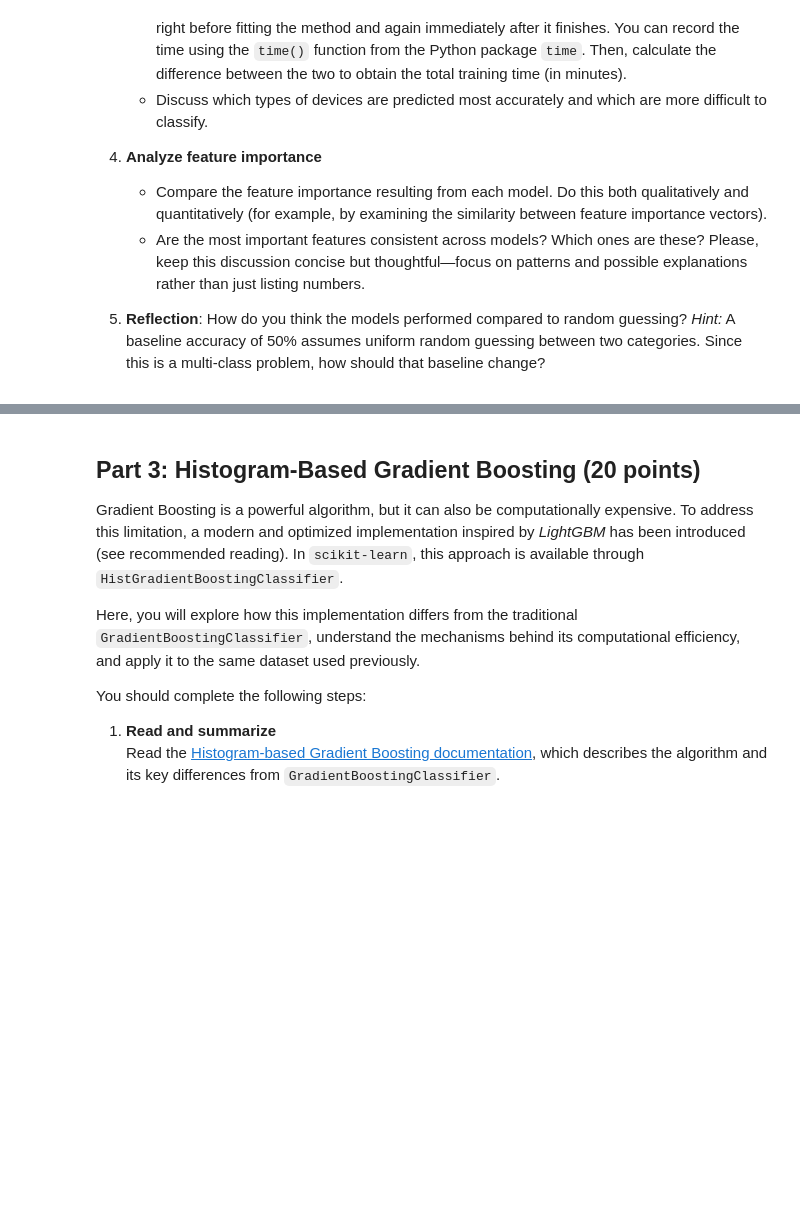
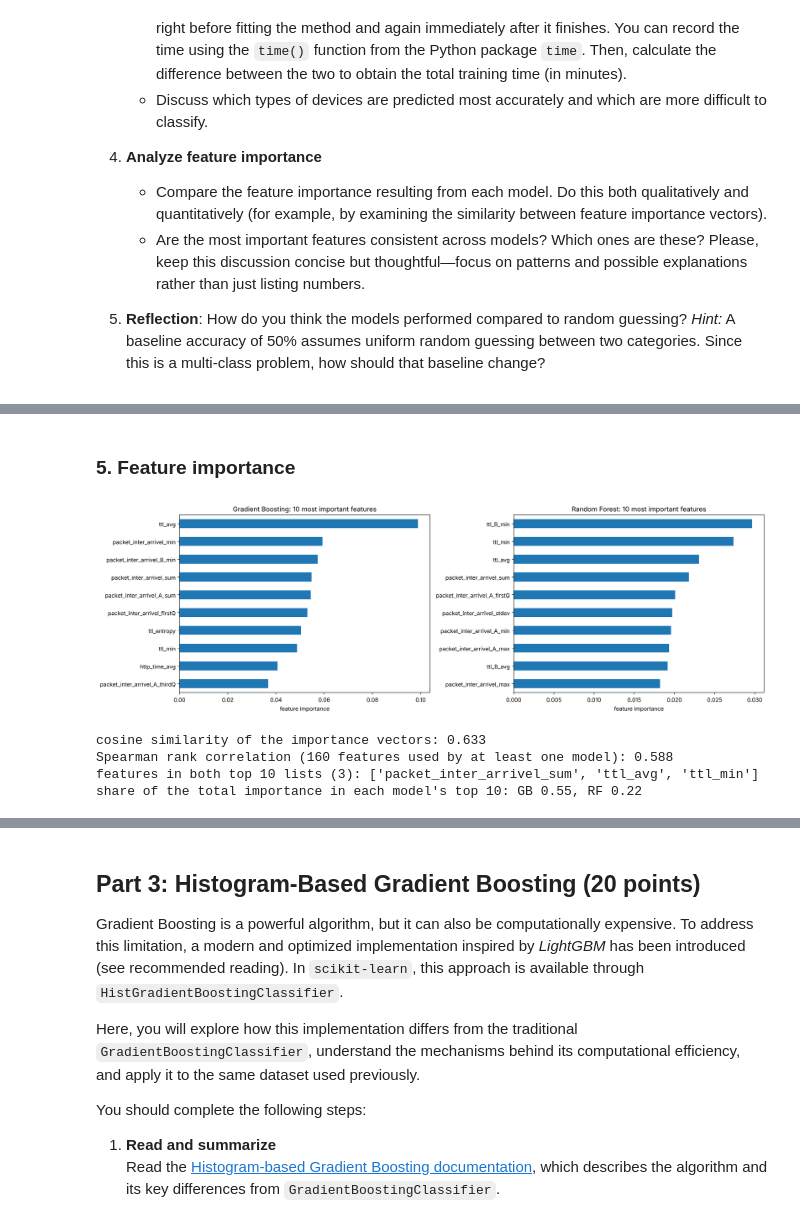
Before and after one commit to AudreyStelle/ML-Lab-3-Non-linear-Dimensionality-Reduction---t-SNE-and-UMAP, a Jupyter notebook: 07-iot-ensemble-classification.ipynb, the cells around one changed output, grey strips where cells are left out. Saved outputs shown, nothing was run; the diff lists cells and outputs as text; code cells hidden in the pictures; blank space fills up the shorter version.

```diff
--- a/07-iot-ensemble-classification.ipynb
+++ b/07-iot-ensemble-classification.ipynb
@@ -105,0 +341,33 @@ Your tasks are:
+# %% [markdown]
+### 5. Feature importance
+# %%
+gb_importance = pd.Series(gb_search.best_estimator_.feature_importances_, index=X_train.columns)
+rf_importance = pd.Series(rf_search.best_estimator_.feature_importances_, index=X_train.columns)
+
+fig, axes = plt.subplots(1, 2, figsize=(17, 5.5))
+for ax, (name, importance) in zip(axes, [("Gradient Boosting", gb_importance), ("Random Forest", rf_importance)]):
+    importance.nlargest(10).sort_values().plot.barh(ax=ax)
+    ax.set_title(f"{name}: 10 most important features")
+    ax.set_xlabel("feature importance")
+plt.tight_layout()
+plt.show()
+# %% [output]
+[figure, added]
+# %%
+from scipy.stats import spearmanr
+
+# how similar are the two importance vectors?
+cosine = (gb_importance @ rf_importance) / (np.linalg.norm(gb_importance) * np.linalg.norm(rf_importance))
+used = (gb_importance > 0) | (rf_importance > 0)  # leave out features that neither model ever used, like the constant ones
+rho = spearmanr(gb_importance[used], rf_importance[used]).statistic
+both_top10 = sorted(set(gb_importance.nlargest(10).index) & set(rf_importance.nlargest(10).index))
+
+print(f"cosine similarity of the importance vectors: {cosine:.3f}")
+print(f"Spearman rank correlation ({used.sum()} features used by at least one model): {rho:.3f}")
+print(f"features in both top 10 lists ({len(both_top10)}):", both_top10)
+print(f"share of the total importance in each model's top 10: GB {gb_importance.nlargest(10).sum():.2f}, RF {rf_importance.nlargest(10).sum():.2f}")
+# %% [output]
+cosine similarity of the importance vectors: 0.633
+Spearman rank correlation (160 features used by at least one model): 0.588
+features in both top 10 lists (3): ['packet_inter_arrivel_sum', 'ttl_avg', 'ttl_min']
+share of the total importance in each model's top 10: GB 0.55, RF 0.22
```
Also changed, not shown: parts of 27 cells of this notebook.
